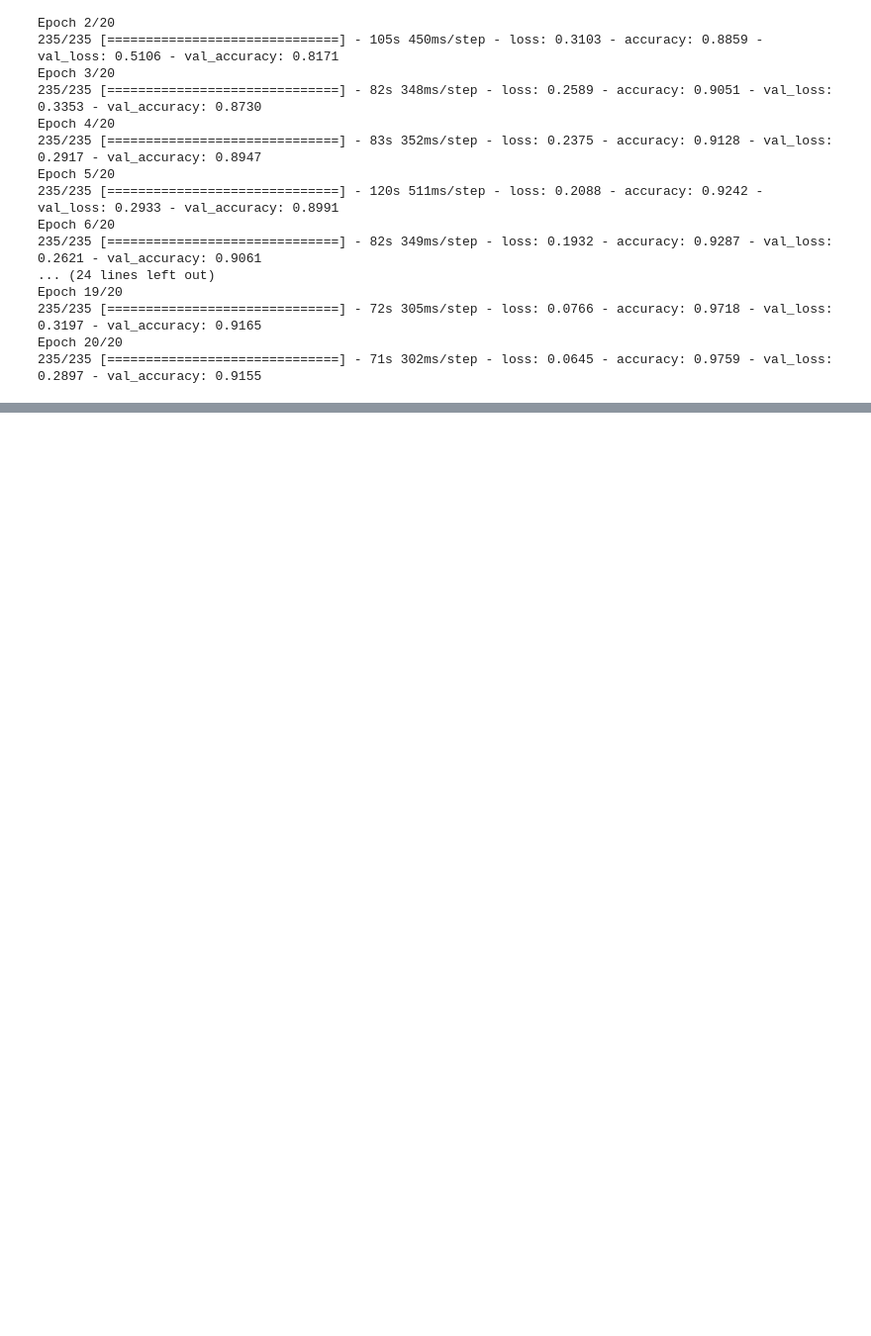
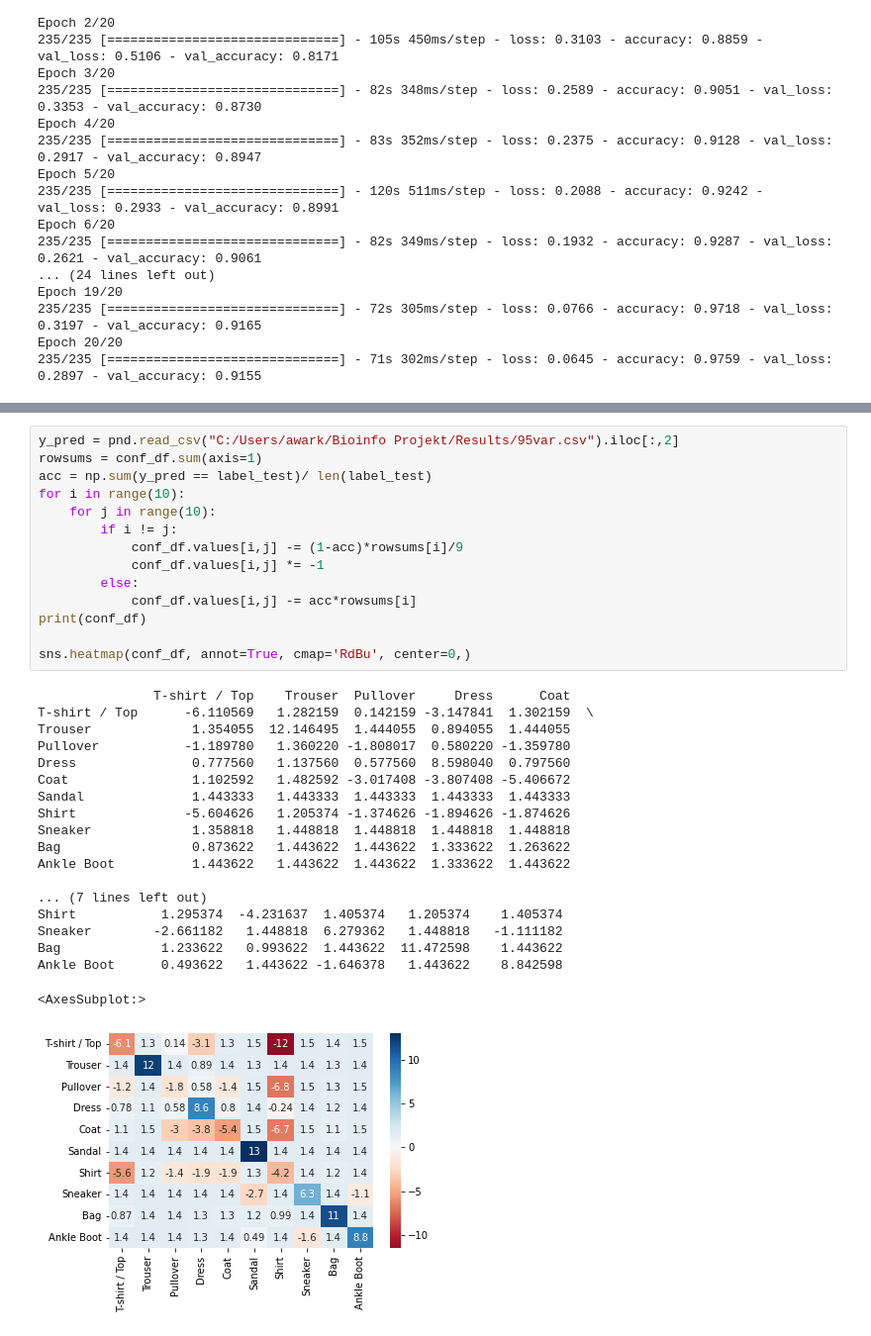
Before and after one commit to datascience-mobi-2023/topic01_team04, a Jupyter notebook: cnn.ipynb, the cells around one changed output, grey strips where cells are left out. Shown at 99% size. Cells and saved outputs as stored; diff of their text form; blank space fills up the shorter version.

```diff
--- a/cnn.ipynb
+++ b/cnn.ipynb
@@ -261,0 +271,34 @@ _________________________________________________________________
+# %%
+y_pred = pnd.read_csv("C:/Users/awark/Bioinfo Projekt/Results/95var.csv").iloc[:,2]
+rowsums = conf_df.sum(axis=1)
+acc = np.sum(y_pred == label_test)/ len(label_test)
+for i in range(10):
+    for j in range(10):
+        if i != j:
+            conf_df.values[i,j] -= (1-acc)*rowsums[i]/9
+            conf_df.values[i,j] *= -1
+        else:
+            conf_df.values[i,j] -= acc*rowsums[i]
+print(conf_df)
+
+sns.heatmap(conf_df, annot=True, cmap='RdBu', center=0,)
+# %% [output]
+               T-shirt / Top    Trouser  Pullover     Dress      Coat
+T-shirt / Top      -6.110569   1.282159  0.142159 -3.147841  1.302159  \
+Trouser             1.354055  12.146495  1.444055  0.894055  1.444055
+Pullover           -1.189780   1.360220 -1.808017  0.580220 -1.359780
+Dress               0.777560   1.137560  0.577560  8.598040  0.797560
+Coat                1.102592   1.482592 -3.017408 -3.807408 -5.406672
+Sandal              1.443333   1.443333  1.443333  1.443333  1.443333
+Shirt              -5.604626   1.205374 -1.374626 -1.894626 -1.874626
+Sneaker             1.358818   1.448818  1.448818  1.448818  1.448818
+Bag                 0.873622   1.443622  1.443622  1.333622  1.263622
+Ankle Boot          1.443622   1.443622  1.443622  1.333622  1.443622
+
+... (7 lines left out)
+Shirt           1.295374  -4.231637  1.405374   1.205374    1.405374
+Sneaker        -2.661182   1.448818  6.279362   1.448818   -1.111182
+Bag             1.233622   0.993622  1.443622  11.472598    1.443622
+Ankle Boot      0.493622   1.443622 -1.646378   1.443622    8.842598
+<AxesSubplot:>
+[figure, added]
```
Also changed, not shown: parts of 4 cells of this notebook, 1 other file.
